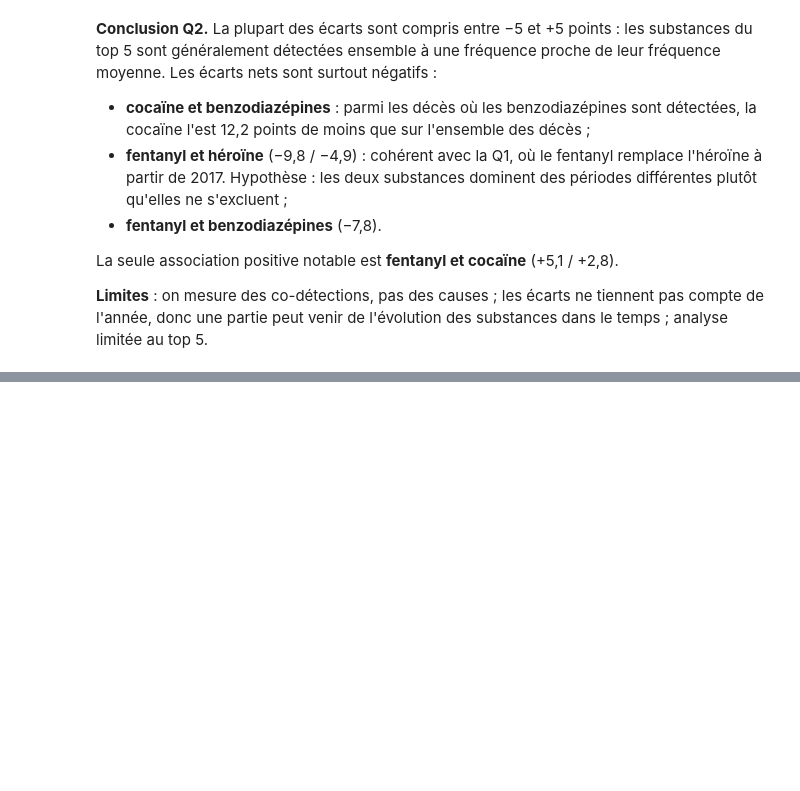
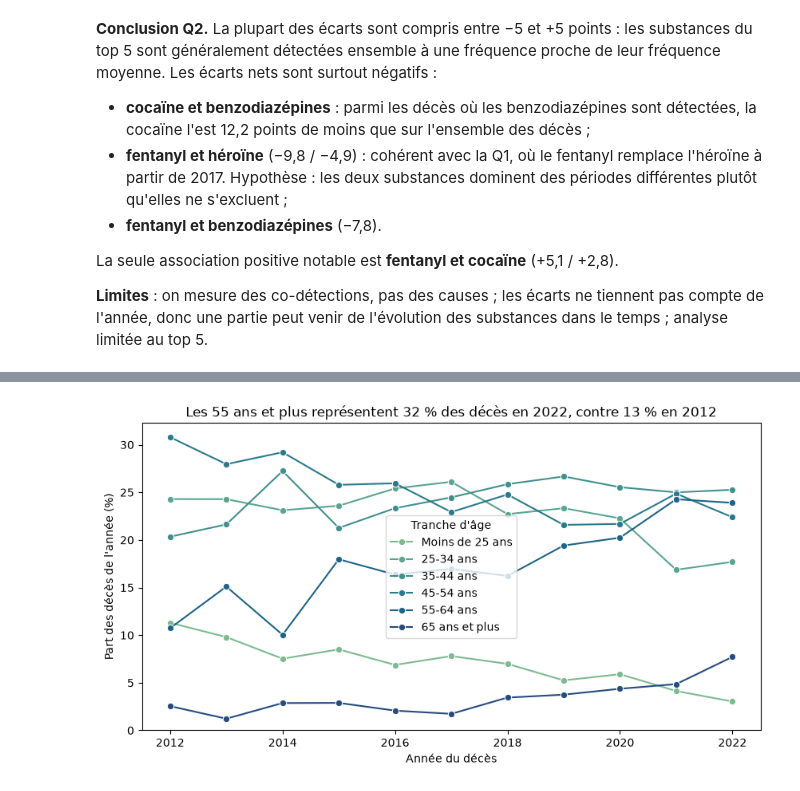
Before and after one commit to NoeChv-n/projet-analyse-overdose, a Jupyter notebook: notebooks/03_analyse.ipynb, the cells around one changed output, grey strips where cells are left out. Drawn from its saved outputs; the diff is of its cells as text; code cells hidden in the pictures; blank space fills up the shorter version.

```diff
--- a/notebooks/03_analyse.ipynb
+++ b/notebooks/03_analyse.ipynb
@@ -238,0 +341,7 @@ donc une partie peut venir de l'évolution des substances dans le temps ; analys
+# %%
+# Q3 : part de chaque tranche d'âge, année par année
+bornes_ages = [0, 25, 35, 45, 55, 65, 100]
+noms_tranches = ["Moins de 25 ans", "25-34 ans", "35-44 ans", "45-54 ans", "55-64 ans", "65 ans et plus"]
+deces["Tranche_age"] = pd.cut(deces["Age"], bins=bornes_ages, labels=noms_tranches, right=False)
+part_tranches_par_annee = pd.crosstab(deces["Annee"], deces["Tranche_age"], normalize="index") * 100
+print(part_tranches_par_annee.round(1))
@@ -238,0 +366,13 @@ donc une partie peut venir de l'évolution des substances dans le temps ; analys
+# %%
+# Graphique 5 : évolution de la part de chaque tranche d'âge
+fig, ax = plt.subplots(figsize=(10, 5))
+sns.lineplot(data=part_tranches_par_annee, dashes=False, marker="o", palette="crest", ax=ax)
+ax.set_title("Les 55 ans et plus représentent 32 % des décès en 2022, contre 13 % en 2012")
+ax.set_xlabel("Année du décès")
+ax.set_ylabel("Part des décès de l'année (%)")
+ax.set_ylim(bottom=0)
+ax.legend(title="Tranche d'âge")
+fig.savefig("../figures/05_evolution_tranches_age.png", bbox_inches="tight")
+plt.show()
+# %% [output]
+[figure, added]
```
Also changed, not shown: parts of 11 cells of this notebook, 4 other files.
